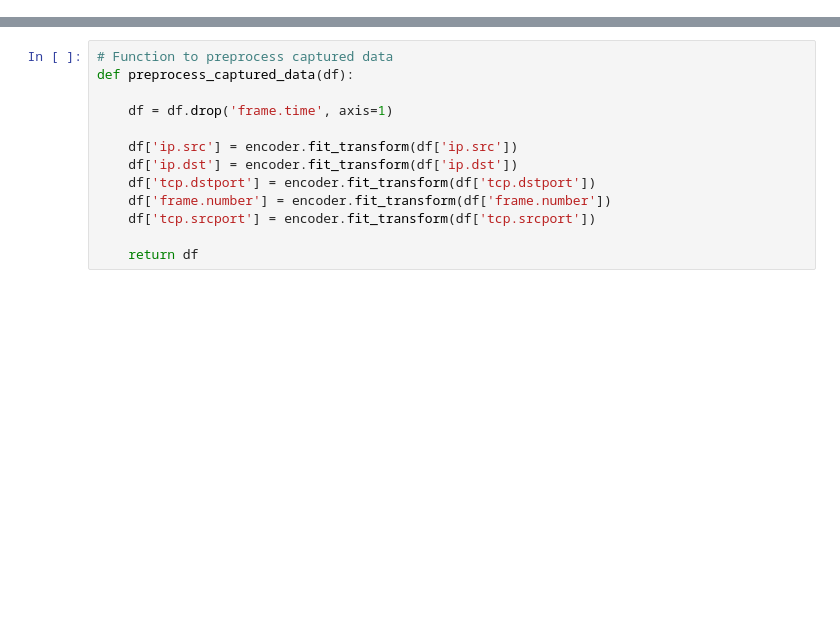
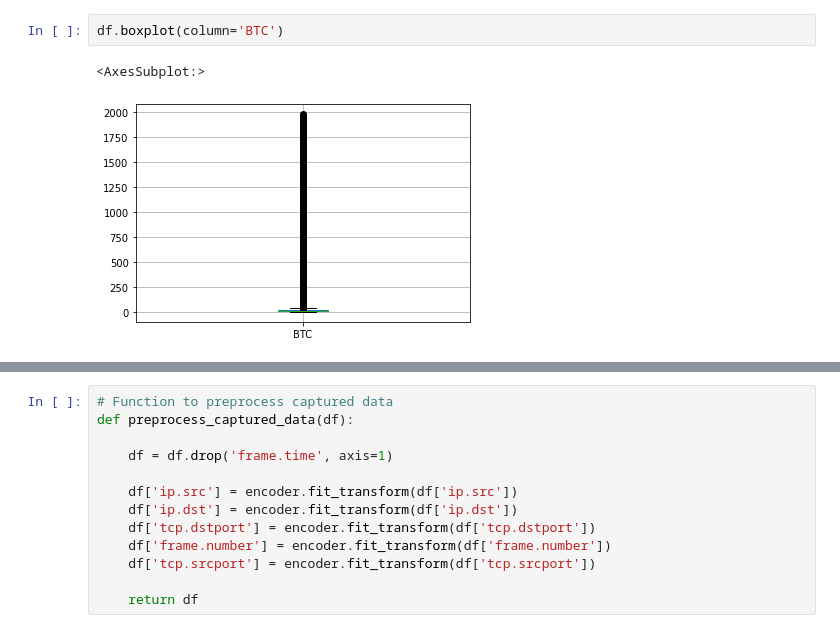
Before and after one commit to DSLUCIFER/Network-intrusion-detection, a Jupyter notebook: Research.ipynb, the cells around one changed output, grey strips where cells are left out. Cells and saved outputs as stored; diff of their text form; blank space fills up the shorter version.

```diff
--- a/Research.ipynb
+++ b/Research.ipynb
@@ -520,0 +117,5 @@ Successfully installed pyshark-0.6
+# %%
+df.boxplot(column='BTC')
+# %% [output]
+<AxesSubplot:>
+[figure, added]
```
Also changed, not shown: parts of 56 cells of this notebook.
